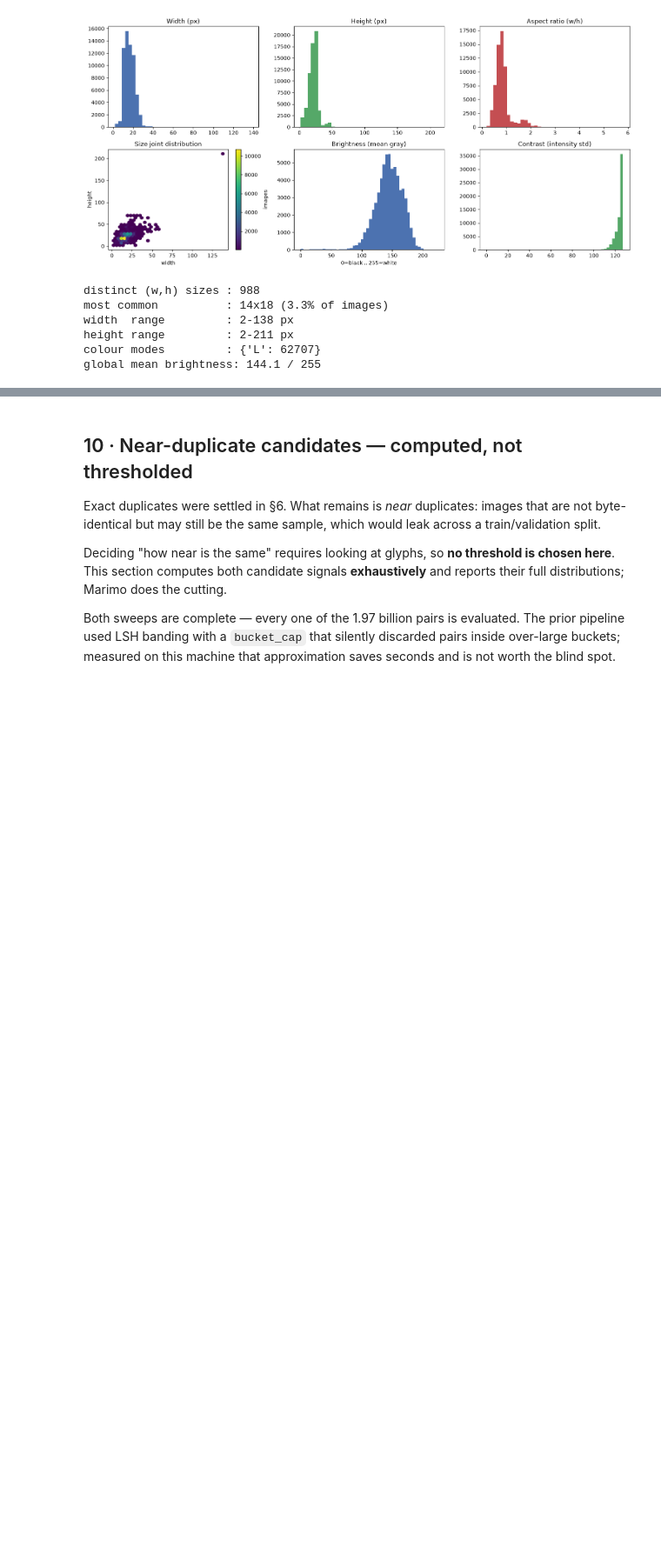
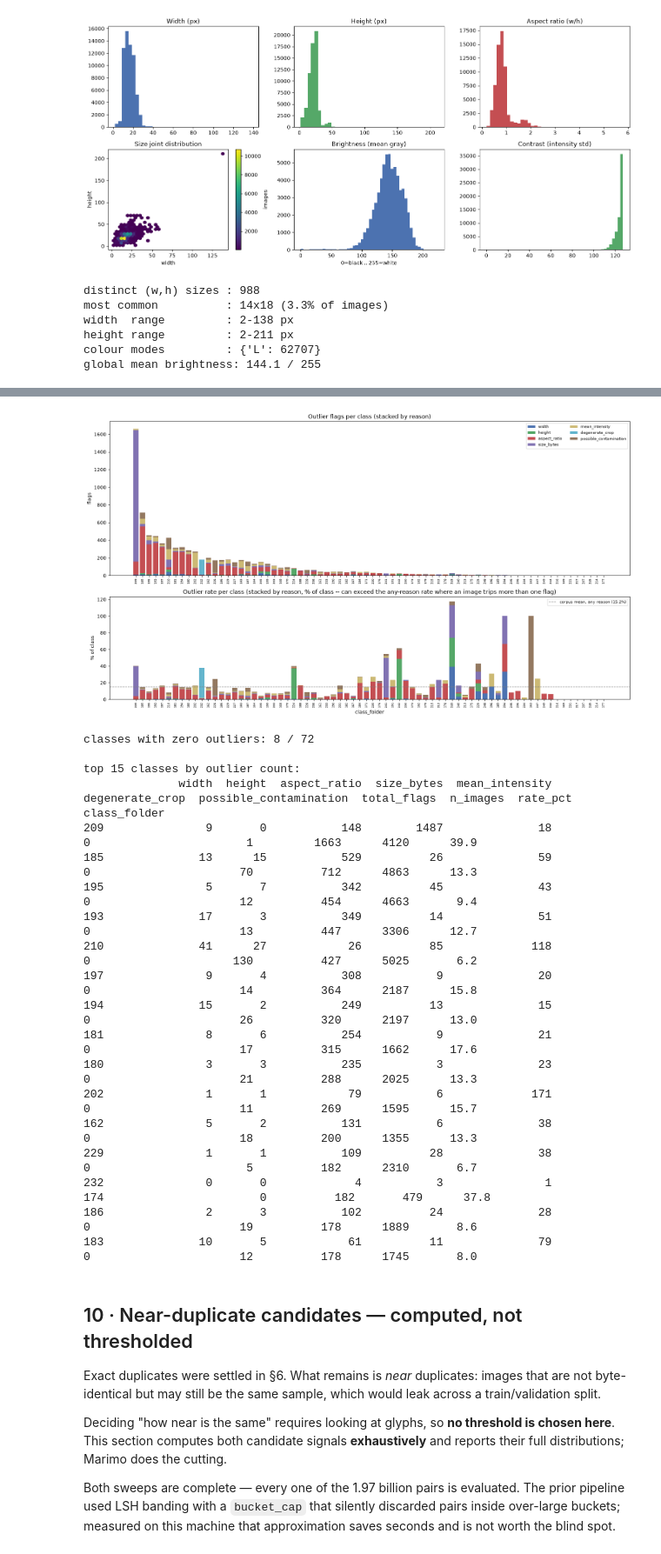
Before and after one commit to lemasc/thai-char-cnn, a Jupyter notebook: notebooks/01_dataset_audit.ipynb, the cells around one changed output, grey strips where cells are left out. Shown at 87% size. Cells and saved outputs as stored; diff of their text form; code cells hidden in the pictures; blank space fills up the shorter version.

```diff
--- a/notebooks/01_dataset_audit.ipynb
+++ b/notebooks/01_dataset_audit.ipynb
@@ -529,3 +611,80 @@ width              344
+# %%
+n_per_class = readable.class_folder.value_counts()
+
+per_class_reasons = (
+    flagged.astype(int)
+    .assign(degenerate_crop=degenerate.astype(int),
+            possible_contamination=contaminated.astype(int),
+            class_folder=readable.class_folder.to_numpy())
+    .groupby("class_folder").sum()
+    .reindex(n_per_class.index, fill_value=0)
+)
+n_outliers_per_class = outliers.class_folder.value_counts().reindex(n_per_class.index, fill_value=0)
+outlier_rate = n_outliers_per_class / n_per_class * 100
+rate_by_reason = per_class_reasons.div(n_per_class, axis=0) * 100
+order = n_outliers_per_class.sort_values(ascending=False).index
+
+REASON_COLORS = {
+    "width": "#4C72B0", "height": "#55A868", "aspect_ratio": "#C44E52",
+    "size_bytes": "#8172B2", "mean_intensity": "#CCB974",
+    "degenerate_crop": "#64B5CD", "possible_contamination": "#937860",
+}
+
+fig, ax = plt.subplots(2, 1, figsize=(16, 9), height_ratios=[3, 2])
+bottom = np.zeros(len(order))
+for reason, color in REASON_COLORS.items():
+    vals = per_class_reasons.loc[order, reason].to_numpy()
+    ax[0].bar(order.astype(str), vals, bottom=bottom, label=reason, color=color)
+    bottom += vals
+ax[0].set(title="Outlier flags per class (stacked by reason)", ylabel="flags")
+ax[0].tick_params(axis="x", rotation=90, labelsize=6)
+ax[0].legend(loc="upper right", fontsize=8, ncol=2)
+
+# same stack, normalized by class size and by reason, so both a class's overall exposure and
+# which reason drives it are visible together -- a flat sum() bar (like the earlier version of
+# this cell) hides exactly that breakdown.
+bottom = np.zeros(len(order))
+for reason, color in REASON_COLORS.items():
+    vals = rate_by_reason.loc[order, reason].to_numpy()
+    ax[1].bar(order.astype(str), vals, bottom=bottom, color=color)
+    bottom += vals
+ax[1].axhline(outlier_rate.mean(), ls="--", c="gray", lw=1,
+              label=f"corpus mean, any reason ({outlier_rate.mean():.1f}%)")
+ax[1].set(title="Outlier rate per class (stacked by reason, % of class -- can exceed the "
+                 "any-reason rate where an image trips more than one flag)",
+          ylabel="% of class", xlabel="class_folder")
+ax[1].tick_params(axis="x", rotation=90, labelsize=6)
+ax[1].legend(fontsize=8)
+plt.tight_layout()
+plt.show()
+
+print(f"classes with zero outliers: {int((n_outliers_per_class == 0).sum())} / {len(n_per_class)}")
+print("\ntop 15 classes by outlier count:")
+print(per_class_reasons.assign(total_flags=per_class_reasons.sum(axis=1),
+                               n_images=n_per_class, rate_pct=outlier_rate.round(1))
+      .sort_values("total_flags", ascending=False).head(15).to_string())
+# %% [output]
+[figure, added]
+classes with zero outliers: 8 / 72
+
+top 15 classes by outlier count:
+              width  height  aspect_ratio  size_bytes  mean_intensity  degenerate_crop  possible_contamination  total_flags  n_images  rate_pct
+class_folder
+209               9       0           148        1487              18                0                       1         1663      4120      39.9
+185              13      15           529          26              59                0                      70          712      4863      13.3
+195               5       7           342          45              43                0                      12          454      4663       9.4
+193              17       3           349          14              51                0                      13          447      3306      12.7
+210              41      27            26          85             118                0                     130          427      5025       6.2
+197               9       4           308           9              20                0                      14          364      2187      15.8
+194              15       2           249          13              15                0                      26          320      2197      13.0
+181               8       6           254           9              21                0                      17          315      1662      17.6
+180               3       3           235           3              23                0                      21          288      2025      13.3
+202               1       1            79           6             171                0                      11          269      1595      15.7
+162               5       2           131           6              38                0                      18          200      1355      13.3
+229               1       1           109          28              38                0                       5          182      2310       6.7
+232               0       0             4           3               1              174                       0          182       479      37.8
+186               2       3           102          24              28                0                      19          178      1889       8.6
+183              10       5            61          11              79                0                      12          178      1745       8.0
 # %% [markdown]
 ## 10 · Near-duplicate candidates — computed, not thresholded
 
```
Also changed, not shown: parts of 8 cells of this notebook, 6 other files.
